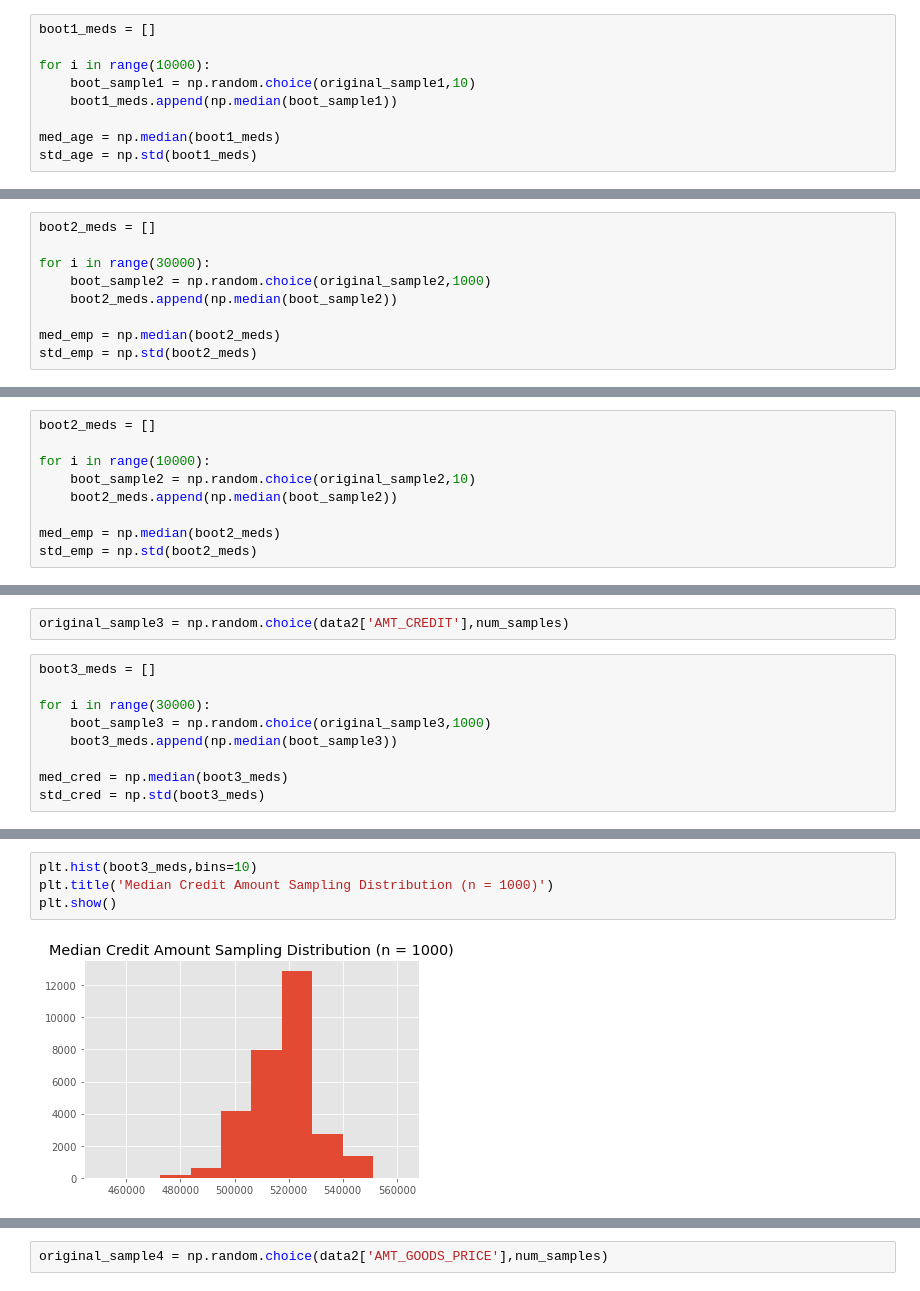
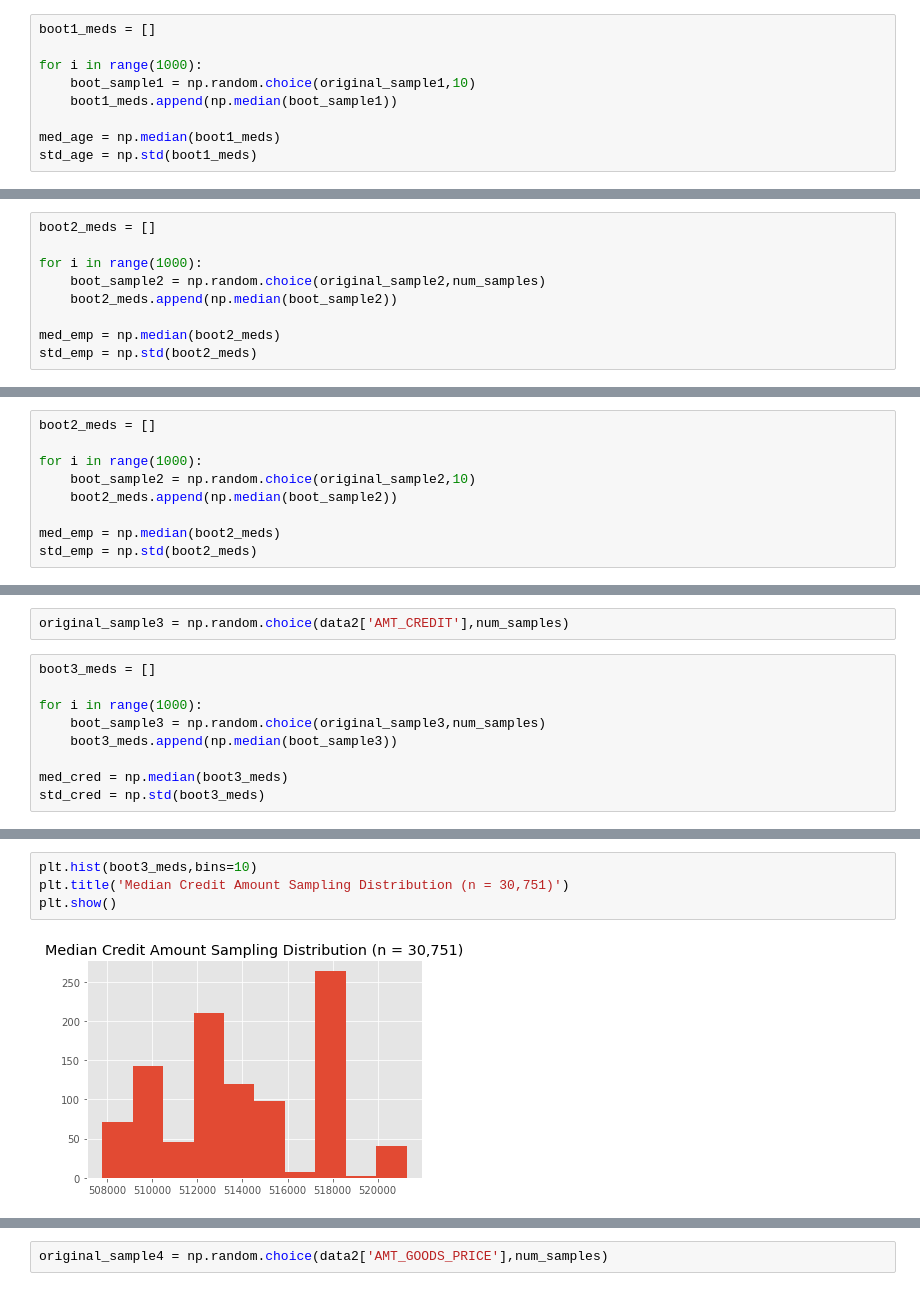
Before and after one commit to hudsonbat/Data-201, a Jupyter notebook: CreditDefault.ipynb, the cells around one changed output, grey strips where cells are left out. Drawn from its saved outputs; the diff is of its cells as text.

```diff
--- a/CreditDefault.ipynb
+++ b/CreditDefault.ipynb
@@ -731,7 +731,7 @@ plt.show()
 # %%
 boot1_meds = []
 
-for i in range(10000):
+for i in range(1000):
     boot_sample1 = np.random.choice(original_sample1,10)
     boot1_meds.append(np.median(boot_sample1))
 
@@ -748,8 +748,8 @@ original_sample2 = np.random.choice(data2['YEARS_EMPLOYED'],num_samples)
 # %%
 boot2_meds = []
 
-for i in range(30000):
-    boot_sample2 = np.random.choice(original_sample2,1000)
+for i in range(1000):
+    boot_sample2 = np.random.choice(original_sample2,num_samples)
     boot2_meds.append(np.median(boot_sample2))
 
 med_emp = np.median(boot2_meds)
@@ -773,7 +773,7 @@ plt.show()
 # %%
 boot2_meds = []
 
-for i in range(10000):
+for i in range(1000):
     boot_sample2 = np.random.choice(original_sample2,10)
     boot2_meds.append(np.median(boot_sample2))
 
@@ -790,8 +790,8 @@ original_sample3 = np.random.choice(data2['AMT_CREDIT'],num_samples)
 # %%
 boot3_meds = []
 
-for i in range(30000):
-    boot_sample3 = np.random.choice(original_sample3,1000)
+for i in range(1000):
+    boot_sample3 = np.random.choice(original_sample3,num_samples)
     boot3_meds.append(np.median(boot_sample3))
 
 med_cred = np.median(boot3_meds)
@@ -808,10 +808,10 @@ bootstrapped standard error credit amount: 12540.43475182625
 actual standard error credit amount: 2295.237200976074
 # %%
 plt.hist(boot3_meds,bins=10)
-plt.title('Median Credit Amount Sampling Distribution (n = 1000)')
+plt.title('Median Credit Amount Sampling Distribution (n = 30,751)')
 plt.show()
 # %% [output]
-[figure, old version]
+[figure, new version]
 # %%
 boot3_meds = []
 
```
Also changed, not shown: parts of 16 cells of this notebook.
